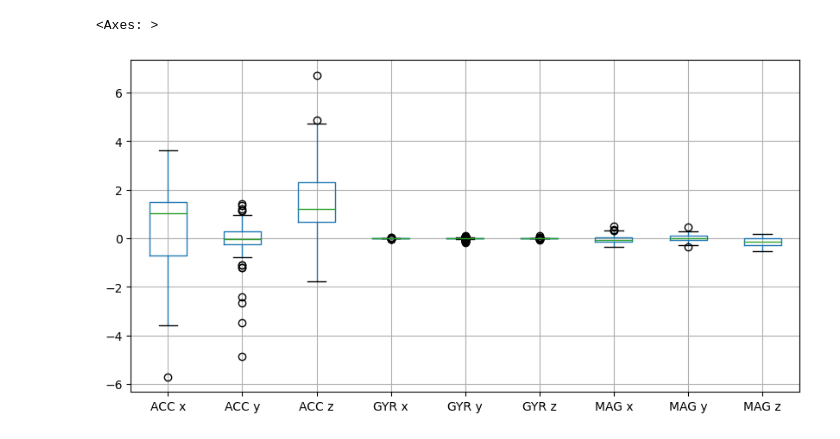
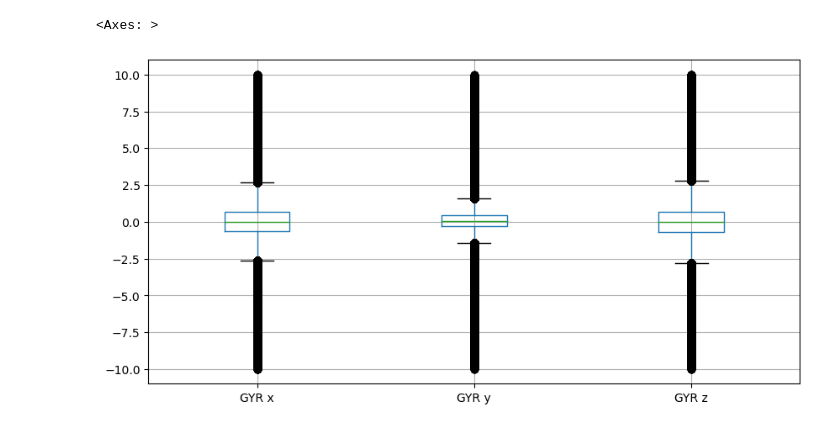
Before and after one commit to GiordanoT/predictive-analytics, a Jupyter notebook: Exploratory Analysis.ipynb, the cells around one changed output. Saved outputs shown, nothing was run; the diff lists cells and outputs as text; code cells hidden in the pictures.

```diff
--- a/Exploratory Analysis.ipynb
+++ b/Exploratory Analysis.ipynb
@@ -31,7 +77,9 @@ array([[<Axes: title={'center': 'MAG x'}>,
-# %%
-%matplotlib inline
-df.groupby(by=['Activity', 'Subject']).mean().boxplot(figsize=(10, 5))
-# %% [output]
-<Axes: >
-[figure, removed]
+# %%
+%matplotlib inline
+df.boxplot(column=['ACC x', 'ACC y', 'ACC z'], figsize=(10, 5))
+df.boxplot(column=['GYR x', 'GYR y', 'GYR z'], figsize=(10, 5))
+df.boxplot(column=['MAG x', 'MAG y', 'MAG z'], figsize=(10, 5))
+# %% [output]
+<Axes: >
+[figure, added]
 # %%
```
Also changed, not shown: parts of 8 cells of this notebook, 1 other file.
